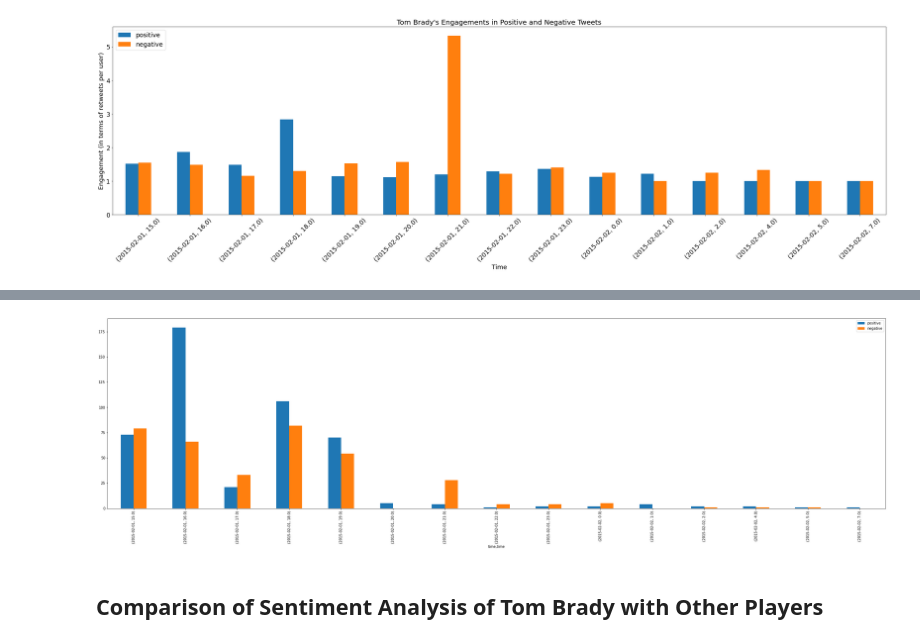
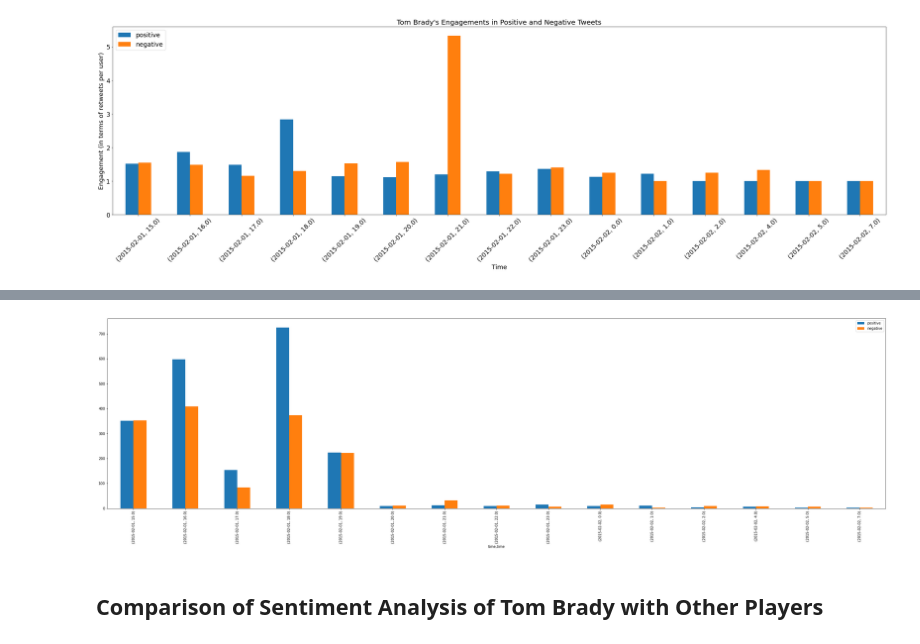
Before and after one commit to zhz03/ECE219_data_mining_project, a Jupyter notebook: Project_4/Project4_Sentiment_sp.ipynb, the cells around one changed output, grey strips where cells are left out. Drawn from its saved outputs; the diff is of its cells as text; code cells hidden in the pictures.

```diff
--- a/Project_4/Project4_Sentiment_sp.ipynb
+++ b/Project_4/Project4_Sentiment_sp.ipynb
@@ -420,26 +422,26 @@ plt.legend(loc= "upper left", fontsize=18)
 # %%
 # Engagement during match
 
 # Positive engagement
 ## plot for each hour
 
-Limdf= df[(df['time'] > '2015-02-01 15:00:00') & (df['time'] < '2015-02-02 10:00:00')]
+Limdf= df_brady_gopatriots[(df_brady_gopatriots['time'] > '2015-02-01 15:00:00') & (df_brady_gopatriots['time'] < '2015-02-02 10:00:00')]
 times = pd.to_datetime(Limdf.time)
-df_positive = df.loc[df['sentiment_polarity'] == 1]
+df_positive = df_brady.loc[df_brady['sentiment_polarity'] == 1]
 grouped_positive = df_positive.groupby([times.dt.date, times.dt.hour]).retweet_count.sum()
 
 # Negative engagement
 ## plot for each hour
-df_negative = df.loc[df['sentiment_polarity'] == -1]
+df_negative = df_brady.loc[df_brady['sentiment_polarity'] == -1]
 grouped_negative = df_negative.groupby([times.dt.date, times.dt.hour]).retweet_count.sum()
 engagementSeries = pd.DataFrame({'positive':grouped_positive ,
                    'negative': grouped_negative}, index=grouped_positive.keys())
 
 engagementSeries.plot.bar(figsize=(40,10));
 # %% [output]
-[figure, old version]
+[figure, new version]
-# %% [markdown]
- ## Comparison of Sentiment Analysis of Tom Brady with Other Players
+# %% [markdown]
+ ## Comparison of Sentiment Analysis of Tom Brady with Other Players
 # %%
 def get_player_all(player = 'Tom Brady'):
     player = player.lower().split()
```
Also changed, not shown: parts of 35 cells of this notebook, 1 other file.
